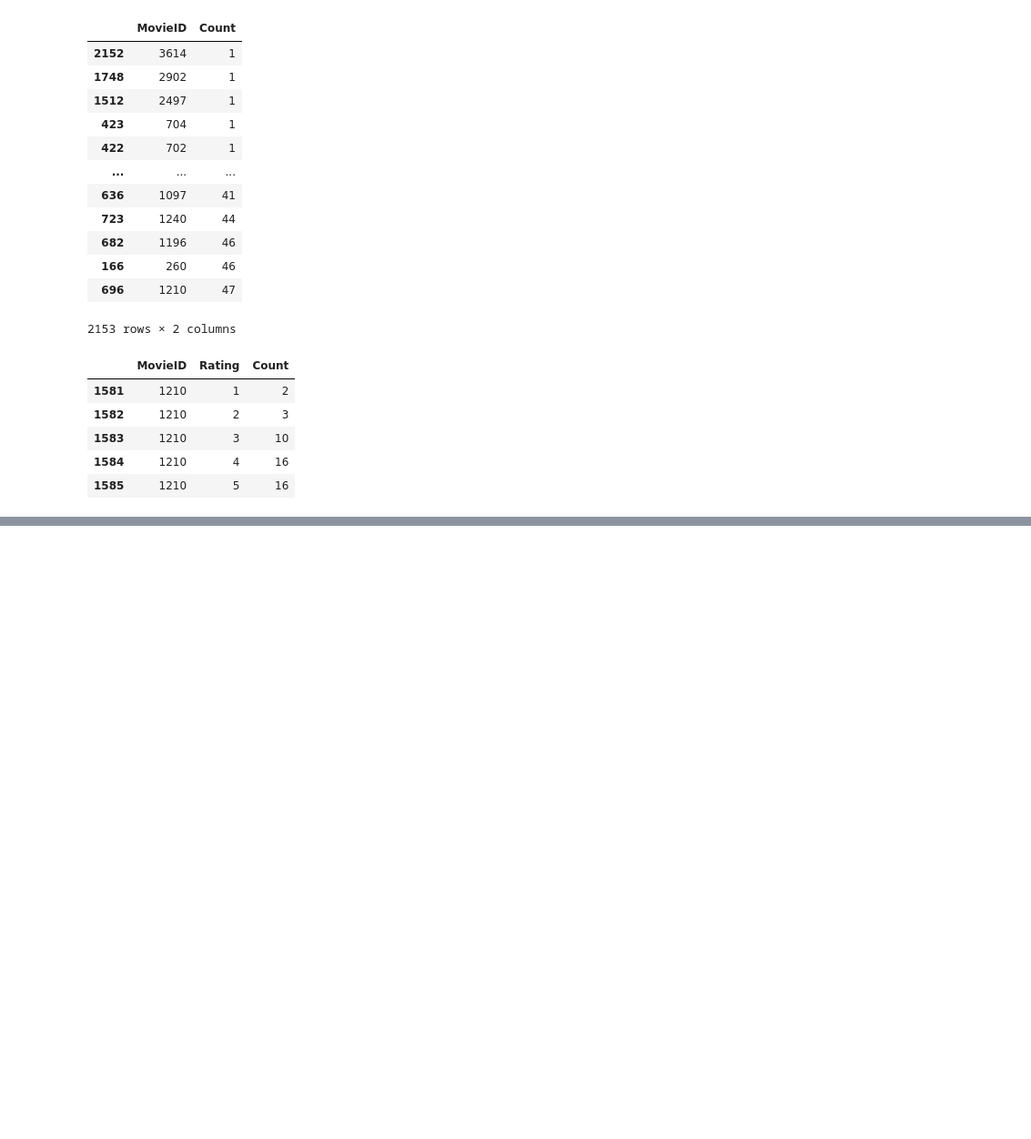
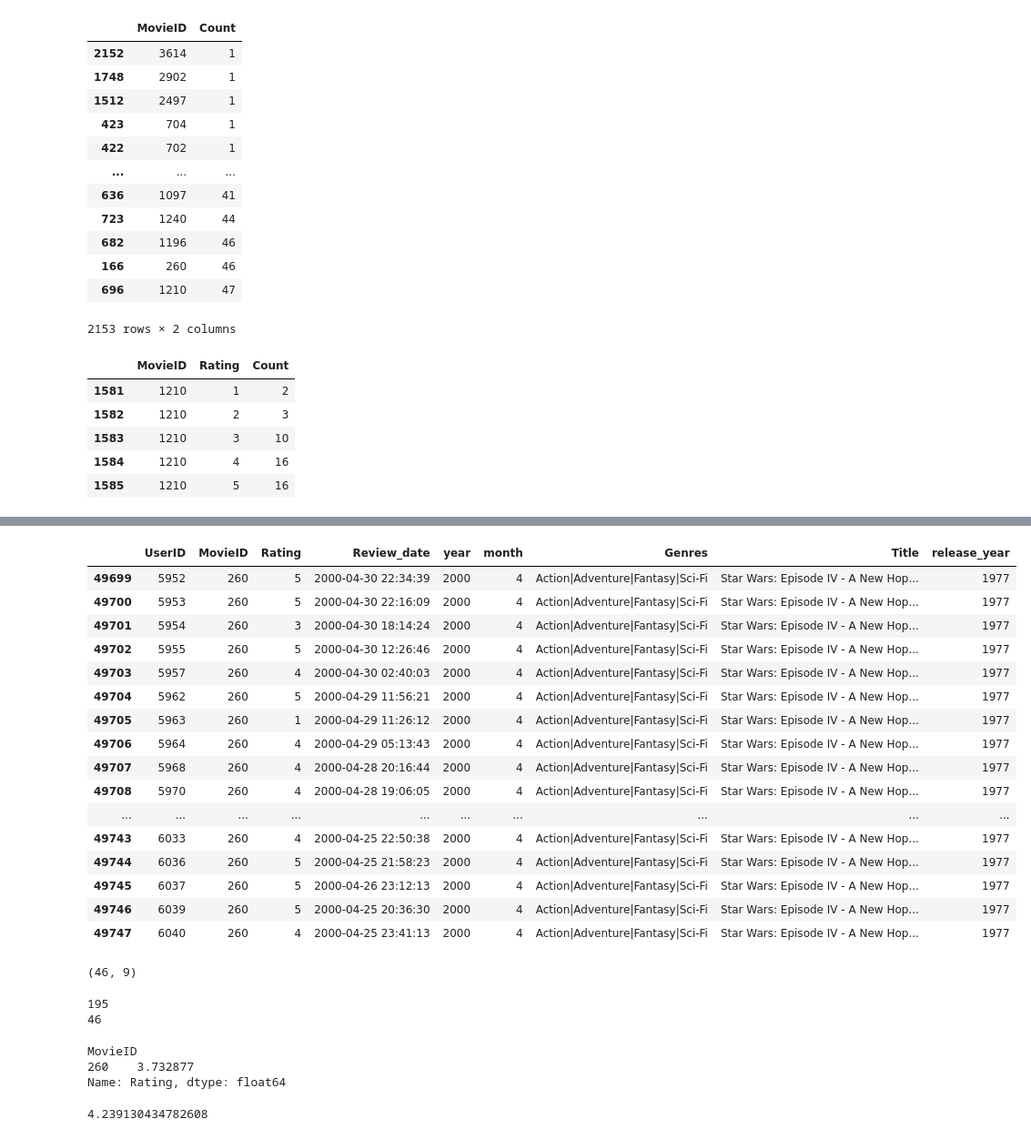
Before and after one commit to Sandutta2020/Monthly_top_movie_report, a Jupyter notebook: analysis/Exploratory_Analysis.ipynb, the cells around one changed output, grey strips where cells are left out. Shown at 91% size. Cells and saved outputs as stored; diff of their text form; code cells hidden in the pictures; blank space fills up the shorter version.

```diff
--- a/analysis/Exploratory_Analysis.ipynb
+++ b/analysis/Exploratory_Analysis.ipynb
@@ -274,0 +337,26 @@ rat_df =rat_df.reset_index().fillna(0)
+# %%
+small = tmp_df[tmp_df['MovieID']==260]
+# %%
+small
+# %% [output]
+|  | UserID | MovieID | Rating | Review_date | year | month | Genres | Title | release_year |
+| 49699 | 5952 | 260 | 5 | 2000-04-30 22:34:39 | 2000 | 4 | Action|Adventure|Fantasy|Sci-Fi | Star Wars: Episode IV - A New Hop... | 1977 |
+| 49700 | 5953 | 260 | 5 | 2000-04-30 22:16:09 | 2000 | 4 | Action|Adventure|Fantasy|Sci-Fi | Star Wars: Episode IV - A New Hop... | 1977 |
+| 49701 | 5954 | 260 | 3 | 2000-04-30 18:14:24 | 2000 | 4 | Action|Adventure|Fantasy|Sci-Fi | Star Wars: Episode IV - A New Hop... | 1977 |
+| 49702 | 5955 | 260 | 5 | 2000-04-30 12:26:46 | 2000 | 4 | Action|Adventure|Fantasy|Sci-Fi | Star Wars: Episode IV - A New Hop... | 1977 |
+| 49703 | 5957 | 260 | 4 | 2000-04-30 02:40:03 | 2000 | 4 | Action|Adventure|Fantasy|Sci-Fi | Star Wars: Episode IV - A New Hop... | 1977 |
+| 49704 | 5962 | 260 | 5 | 2000-04-29 11:56:21 | 2000 | 4 | Action|Adventure|Fantasy|Sci-Fi | Star Wars: Episode IV - A New Hop... | 1977 |
+| 49705 | 5963 | 260 | 1 | 2000-04-29 11:26:12 | 2000 | 4 | Action|Adventure|Fantasy|Sci-Fi | Star Wars: Episode IV - A New Hop... | 1977 |
+| 49706 | 5964 | 260 | 4 | 2000-04-29 05:13:43 | 2000 | 4 | Action|Adventure|Fantasy|Sci-Fi | Star Wars: Episode IV - A New Hop... | 1977 |
+| 49707 | 5968 | 260 | 4 | 2000-04-28 20:16:44 | 2000 | 4 | Action|Adventure|Fantasy|Sci-Fi | Star Wars: Episode IV - A New Hop... | 1977 |
+| 49708 | 5970 | 260 | 4 | 2000-04-28 19:06:05 | 2000 | 4 | Action|Adventure|Fantasy|Sci-Fi | Star Wars: Episode IV - A New Hop... | 1977 |
+| ... | ... | ... | ... | ... | ... | ... | ... | ... | ... |
+| 49743 | 6033 | 260 | 4 | 2000-04-25 22:50:38 | 2000 | 4 | Action|Adventure|Fantasy|Sci-Fi | Star Wars: Episode IV - A New Hop... | 1977 |
+| 49744 | 6036 | 260 | 5 | 2000-04-25 21:58:23 | 2000 | 4 | Action|Adventure|Fantasy|Sci-Fi | Star Wars: Episode IV - A New Hop... | 1977 |
+| 49745 | 6037 | 260 | 5 | 2000-04-26 23:12:13 | 2000 | 4 | Action|Adventure|Fantasy|Sci-Fi | Star Wars: Episode IV - A New Hop... | 1977 |
+| 49746 | 6039 | 260 | 5 | 2000-04-25 20:36:30 | 2000 | 4 | Action|Adventure|Fantasy|Sci-Fi | Star Wars: Episode IV - A New Hop... | 1977 |
+| 49747 | 6040 | 260 | 4 | 2000-04-25 23:41:13 | 2000 | 4 | Action|Adventure|Fantasy|Sci-Fi | Star Wars: Episode IV - A New Hop... | 1977 |
+# %%
+small.shape
+# %% [output]
+(46, 9)
@@ -274,0 +369,12 @@ rat_df =rat_df.reset_index().fillna(0)
+# %%
+small.groupby('MovieID')['Rating'].agg(print_df)
+# %% [output]
+195
+46
+MovieID
+260    3.732877
+Name: Rating, dtype: float64
+# %%
+small['Rating'].mean()
+# %% [output]
+4.239130434782608
```
Also changed, not shown: parts of 10 cells of this notebook.
